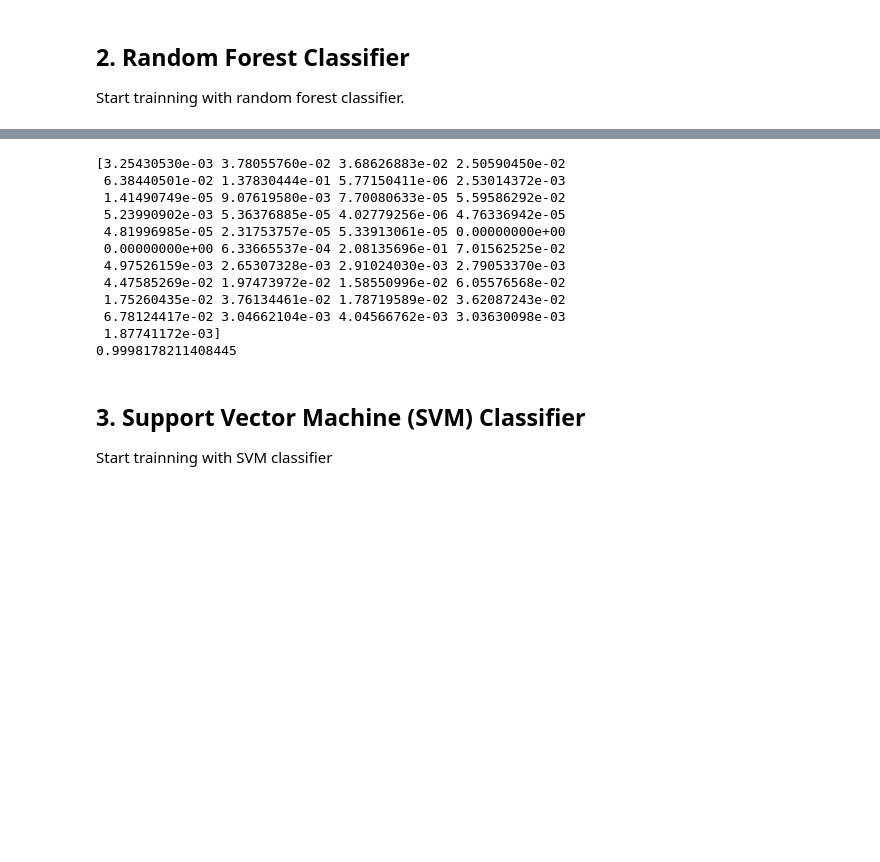
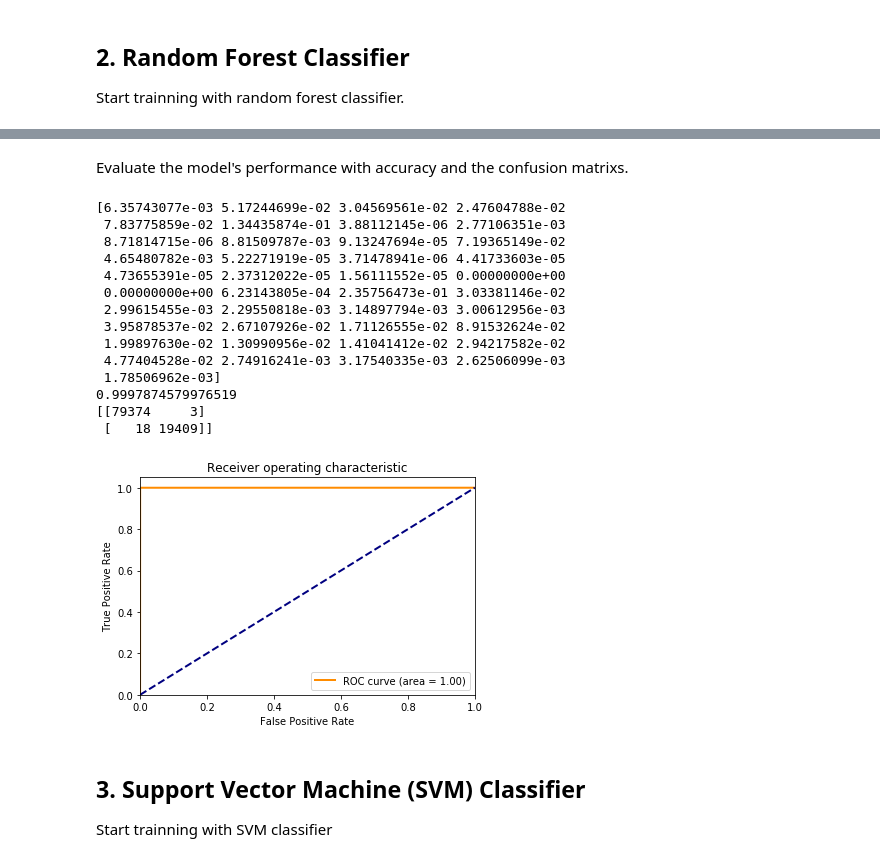
Before and after one commit to ohnoholly/Flow_Learning, a Jupyter notebook: Benchmark/KDD99_benchmark.ipynb, the cells around one changed output, grey strips where cells are left out. Saved outputs shown, nothing was run; the diff lists cells and outputs as text; code cells hidden in the pictures; blank space fills up the shorter version.

```diff
--- a/Benchmark/KDD99_benchmark.ipynb
+++ b/Benchmark/KDD99_benchmark.ipynb
@@ -177,17 +209,24 @@ print(rtime_RF)
+# %% [markdown]
+Evaluate the model's performance with accuracy and the confusion matrixs.
 # %%
 print(clf.feature_importances_)
 ac_RF = clf.score(test_x, test_y)
 print(ac_RF)
+
+prid = clf.predict(test_x)
+print(confusion_matrix(prid, test_y))
 # %% [output]
-[3.25430530e-03 3.78055760e-02 3.68626883e-02 2.50590450e-02
- 6.38440501e-02 1.37830444e-01 5.77150411e-06 2.53014372e-03
- 1.41490749e-05 9.07619580e-03 7.70080633e-05 5.59586292e-02
- 5.23990902e-03 5.36376885e-05 4.02779256e-06 4.76336942e-05
- 4.81996985e-05 2.31753757e-05 5.33913061e-05 0.00000000e+00
- 0.00000000e+00 6.33665537e-04 2.08135696e-01 7.01562525e-02
- 4.97526159e-03 2.65307328e-03 2.91024030e-03 2.79053370e-03
- 4.47585269e-02 1.97473972e-02 1.58550996e-02 6.05576568e-02
- 1.75260435e-02 3.76134461e-02 1.78719589e-02 3.62087243e-02
- 6.78124417e-02 3.04662104e-03 4.04566762e-03 3.03630098e-03
- 1.87741172e-03]
-0.9998178211408445
+[6.35743077e-03 5.17244699e-02 3.04569561e-02 2.47604788e-02
+ 7.83775859e-02 1.34435874e-01 3.88112145e-06 2.77106351e-03
+ 8.71814715e-06 8.81509787e-03 9.13247694e-05 7.19365149e-02
+ 4.65480782e-03 5.22271919e-05 3.71478941e-06 4.41733603e-05
+ 4.73655391e-05 2.37312022e-05 1.56111552e-05 0.00000000e+00
+ 0.00000000e+00 6.23143805e-04 2.35756473e-01 3.03381146e-02
+ 2.99615455e-03 2.29550818e-03 3.14897794e-03 3.00612956e-03
+ 3.95878537e-02 2.67107926e-02 1.71126555e-02 8.91532624e-02
+ 1.99897630e-02 1.30990956e-02 1.41041412e-02 2.94217582e-02
+ 4.77404528e-02 2.74916241e-03 3.17540335e-03 2.62506099e-03
+ 1.78506962e-03]
+0.9997874579976519
+[[79374     3]
+ [   18 19409]]
@@ -197,3 +233,25 @@ print(confusion_matrix(prid, test_y))
+# %%
+fpr = dict()
+tpr = dict()
+roc_auc = dict()
+for i in range(n_classes):
+    fpr[i], tpr[i], _ = roc_curve(test_y, prid)
+    roc_auc[i] = auc(fpr[i], tpr[i])
+# %%
+plt.figure()
+lw = 2
+plt.plot(fpr[1], tpr[1], color='darkorange',
+         lw=lw, label='ROC curve (area = %0.2f)' % roc_auc[1])
+plt.plot([0, 1], [0, 1], color='navy', lw=lw, linestyle='--')
+plt.xlim([0.0, 1.0])
+plt.ylim([0.0, 1.05])
+plt.xlabel('False Positive Rate')
+plt.ylabel('True Positive Rate')
+plt.title('Receiver operating characteristic')
+plt.legend(loc="lower right")
+plt.show()
+# %% [output]
+[figure, added]
 # %% [markdown]
 ## 3. Support Vector Machine (SVM) Classifier
 Start trainning with SVM classifier
```
Also changed, not shown: parts of 33 cells of this notebook, 2 other files.
